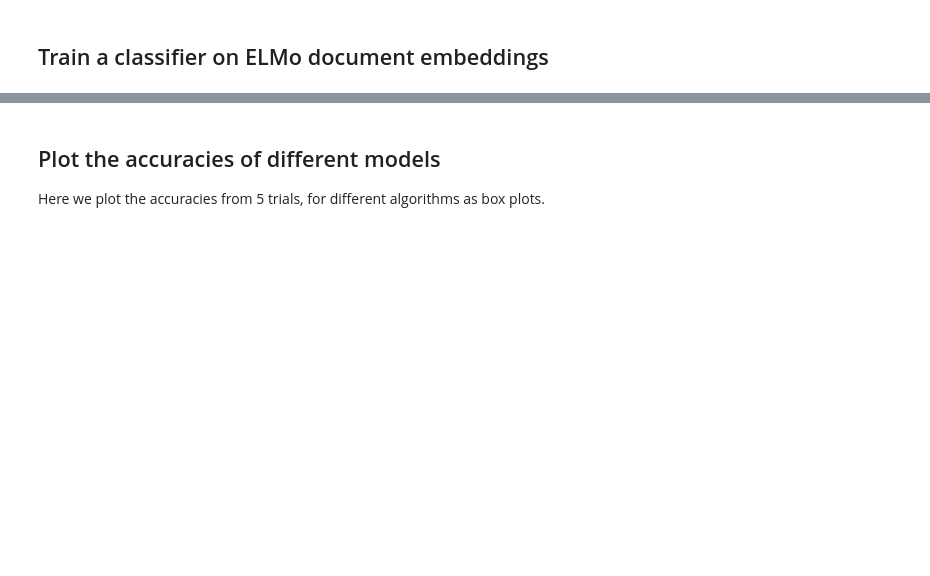
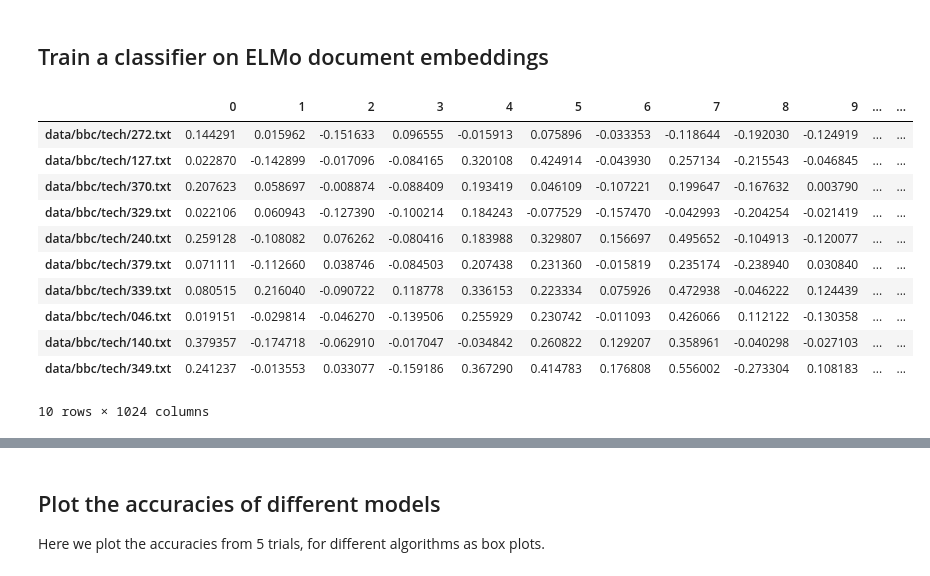
Before and after one commit to thushv89/packt_nlp_tensorflow_2, a Jupyter notebook: Ch04-Advance-Word-Vectors/ch4_document_classification.ipynb, the cells around one changed output, grey strips where cells are left out. Cells and saved outputs as stored; diff of their text form; code cells hidden in the pictures; blank space fills up the shorter version.

```diff
--- a/Ch04-Advance-Word-Vectors/ch4_document_classification.ipynb
+++ b/Ch04-Advance-Word-Vectors/ch4_document_classification.ipynb
@@ -280,7 +290,22 @@ print(glove_accuracies)
 # %%
 elmo_doc_embeddings = pd.read_pickle(
     os.path.join('elmo_embeddings', 'elmo_embeddings.pkl')
 )
+
+elmo_doc_embeddings.head(n=10)
+# %% [output]
+|  | 0 | 1 | 2 | 3 | 4 | 5 | 6 | 7 | 8 | 9 | ... | ... |
+| data/bbc/tech/272.txt | 0.144291 | 0.015962 | -0.151633 | 0.096555 | -0.015913 | 0.075896 | -0.033353 | -0.118644 | -0.192030 | -0.124919 | ... | ... |
+| data/bbc/tech/127.txt | 0.022870 | -0.142899 | -0.017096 | -0.084165 | 0.320108 | 0.424914 | -0.043930 | 0.257134 | -0.215543 | -0.046845 | ... | ... |
+| data/bbc/tech/370.txt | 0.207623 | 0.058697 | -0.008874 | -0.088409 | 0.193419 | 0.046109 | -0.107221 | 0.199647 | -0.167632 | 0.003790 | ... | ... |
+| data/bbc/tech/329.txt | 0.022106 | 0.060943 | -0.127390 | -0.100214 | 0.184243 | -0.077529 | -0.157470 | -0.042993 | -0.204254 | -0.021419 | ... | ... |
+| data/bbc/tech/240.txt | 0.259128 | -0.108082 | 0.076262 | -0.080416 | 0.183988 | 0.329807 | 0.156697 | 0.495652 | -0.104913 | -0.120077 | ... | ... |
+| data/bbc/tech/379.txt | 0.071111 | -0.112660 | 0.038746 | -0.084503 | 0.207438 | 0.231360 | -0.015819 | 0.235174 | -0.238940 | 0.030840 | ... | ... |
+| data/bbc/tech/339.txt | 0.080515 | 0.216040 | -0.090722 | 0.118778 | 0.336153 | 0.223334 | 0.075926 | 0.472938 | -0.046222 | 0.124439 | ... | ... |
+| data/bbc/tech/046.txt | 0.019151 | -0.029814 | -0.046270 | -0.139506 | 0.255929 | 0.230742 | -0.011093 | 0.426066 | 0.112122 | -0.130358 | ... | ... |
+| data/bbc/tech/140.txt | 0.379357 | -0.174718 | -0.062910 | -0.017047 | -0.034842 | 0.260822 | 0.129207 | 0.358961 | -0.040298 | -0.027103 | ... | ... |
+| data/bbc/tech/349.txt | 0.241237 | -0.013553 | 0.033077 | -0.159186 | 0.367290 | 0.414783 | 0.176808 | 0.556002 | -0.273304 | 0.108183 | ... | ... |
+10 rows × 1024 columns
 # %%
 elmo_accuracies = get_classification_accuracy(
     elmo_doc_embeddings, train_labels, test_labels, n_trials=5
```
Also changed, not shown: parts of 9 cells of this notebook.
